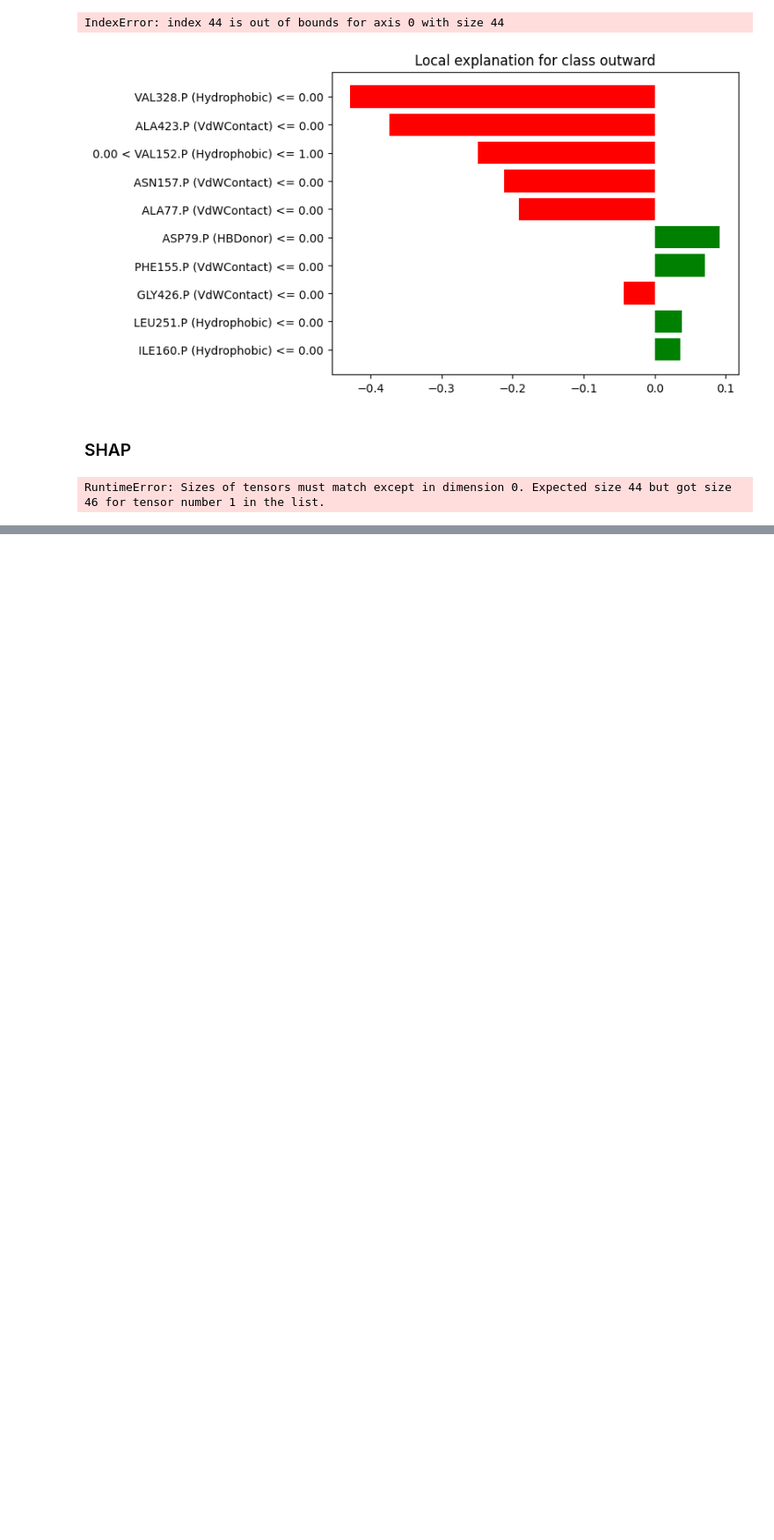
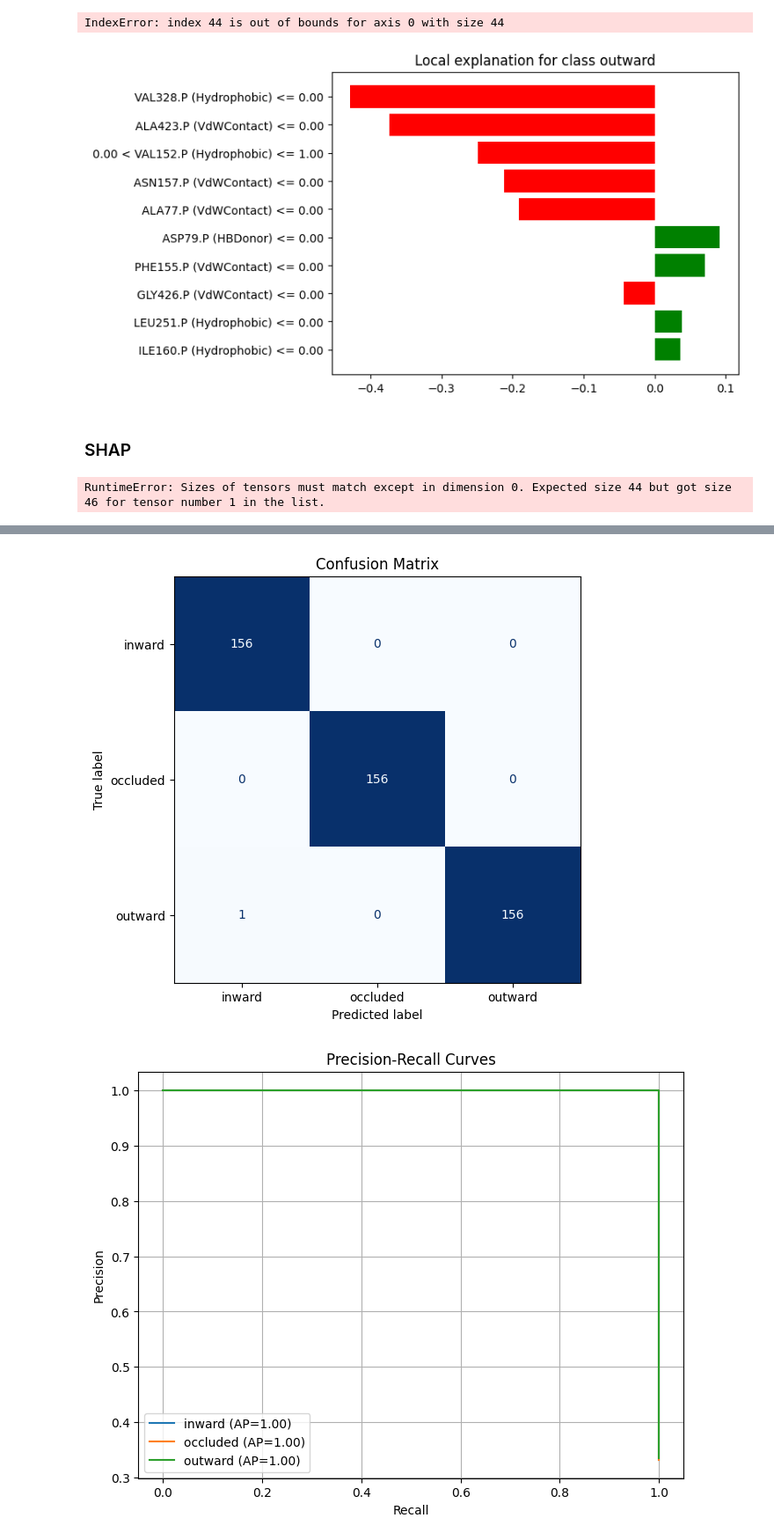
Before and after one commit to Amir-Tav/AI-in-Drug-Discovery-, a Jupyter notebook: super_set.ipynb, the cells around one changed output, grey strips where cells are left out. Shown at 88% size. Drawn from its saved outputs; the diff is of its cells as text; code cells hidden in the pictures; blank space fills up the shorter version.

```diff
--- a/super_set.ipynb
+++ b/super_set.ipynb
@@ -633,9 +764,9 @@ from sklearn.model_selection import train_test_split
 from torch.utils.data import TensorDataset, DataLoader
 
 # Load files
-X = np.load("models/transfer/X_all.npy")
-y = np.load("models/transfer/y_all.npy")
-y_labels = np.load("models/transfer/y_labels.npy", allow_pickle=True)
+X = np.load("models/v2/X_all.npy")
+y = np.load("models/v2/y_all.npy")
+y_labels = np.load("models/v2/y_labels.npy", allow_pickle=True)
 
 # Train/test split
 X_train, X_test, y_train, y_test = train_test_split(X, y, test_size=0.2, stratify=y, random_state=42)
@@ -654,22 +785,27 @@ test_loader = DataLoader(TensorDataset(X_test_tensor, y_test_tensor), batch_size
 # %%
 device = torch.device("cuda" if torch.cuda.is_available() else "cpu")
-model = ResNet1D(input_channels=1, num_classes=len(y_labels)).to(device)
+
+# Instantiate your expanded ResNet model
+model = ExpandedResNet1D(input_channels=1, num_classes=len(y_labels)).to(device)
 
 criterion = nn.CrossEntropyLoss()
 optimizer = torch.optim.Adam(model.parameters(), lr=1e-3)
 
-# Training loop
+# Training loop with basic progress info
 for epoch in range(50):
     model.train()
     running_loss = 0
     for X_batch, y_batch in train_loader:
         X_batch, y_batch = X_batch.to(device), y_batch.to(device)
+
         optimizer.zero_grad()
         outputs = model(X_batch)
         loss = criterion(outputs, y_batch)
         loss.backward()
         optimizer.step()
+
         running_loss += loss.item()
 
-    print(f"Epoch {epoch+1} - Loss: {running_loss:.4f}")
+    avg_loss = running_loss / len(train_loader)
+    print(f"Epoch {epoch+1}/50 - Loss: {avg_loss:.4f}")
 # %% [output]
@@ -719,0 +856,62 @@ weighted avg       0.97      0.97      0.97      1026
+# %%
+import matplotlib.pyplot as plt
+from sklearn.metrics import confusion_matrix, ConfusionMatrixDisplay
+from sklearn.metrics import precision_recall_curve, average_precision_score
+from sklearn.metrics import roc_curve, auc
+from sklearn.preprocessing import label_binarize
+import numpy as np
+
+# Confusion Matrix
+cm = confusion_matrix(all_true, all_preds)
+disp = ConfusionMatrixDisplay(confusion_matrix=cm, display_labels=y_labels)
+fig, ax = plt.subplots(figsize=(6,6))
+disp.plot(ax=ax, cmap="Blues", colorbar=False)
+plt.title("Confusion Matrix")
+plt.show()
+
+# Precision-Recall Curve (one-vs-rest for multi-class)
+y_true_bin = label_binarize(all_true, classes=range(len(y_labels)))
+y_pred_scores = np.zeros((len(all_preds), len(y_labels)))  # placeholder for predicted probabilities
+
+# You need model outputs (softmax probabilities) for this, so here is an example on how to get it:
+
+model.eval()
+probs_list = []
+with torch.no_grad():
+    for X_batch, _ in test_loader:
+        X_batch = X_batch.to(device)
+        outputs = model(X_batch)
+        probs = torch.softmax(outputs, dim=1).cpu().numpy()
+        probs_list.append(probs)
+y_pred_scores = np.vstack(probs_list)
+
+plt.figure(figsize=(8,6))
+for i, label in enumerate(y_labels):
+    precision, recall, _ = precision_recall_curve(y_true_bin[:, i], y_pred_scores[:, i])
+    avg_prec = average_precision_score(y_true_bin[:, i], y_pred_scores[:, i])
+    plt.plot(recall, precision, label=f"{label} (AP={avg_prec:.2f})")
+
+plt.xlabel('Recall')
+plt.ylabel('Precision')
+plt.title('Precision-Recall Curves')
+plt.legend(loc='best')
+plt.grid(True)
+plt.show()
+
+# ROC Curve and AUC
+plt.figure(figsize=(8,6))
+for i, label in enumerate(y_labels):
+    fpr, tpr, _ = roc_curve(y_true_bin[:, i], y_pred_scores[:, i])
+    roc_auc = auc(fpr, tpr)
+    plt.plot(fpr, tpr, label=f"{label} (AUC={roc_auc:.2f})")
+
+plt.plot([0,1],[0,1],'k--')
+plt.xlabel('False Positive Rate')
+plt.ylabel('True Positive Rate')
+plt.title('ROC Curves')
+plt.legend(loc='best')
+plt.grid(True)
+plt.show()
+# %% [output]
+[figure, added]
+[figure, added]
```
Also changed, not shown: parts of 45 cells of this notebook, 34 other files.
